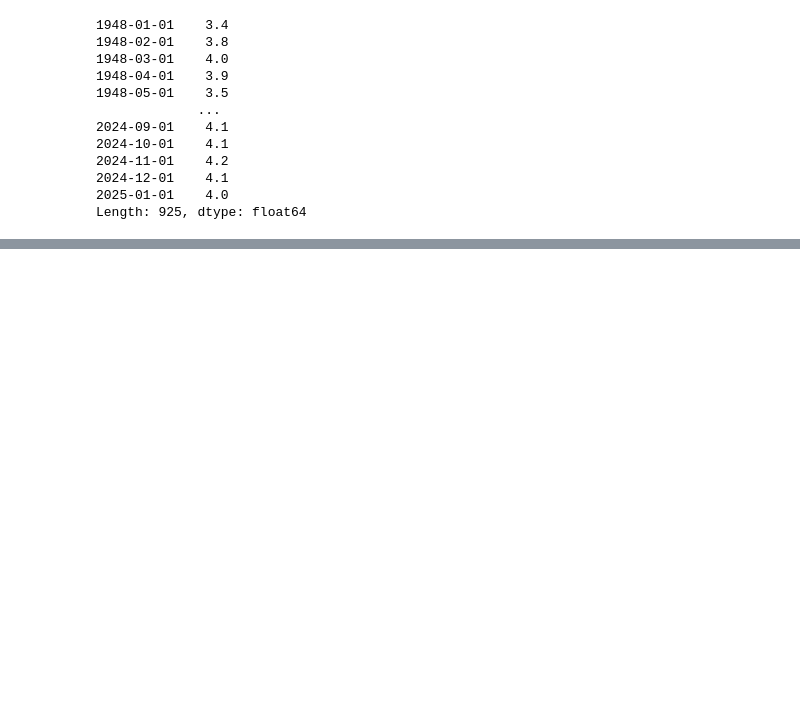
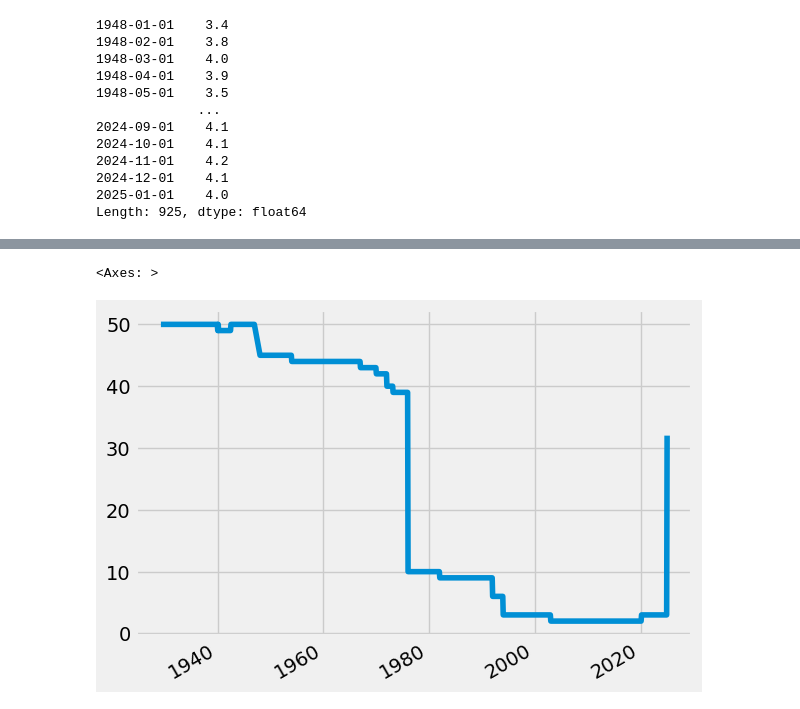
Before and after one commit to adisring/Economic-Data-With-Fred, a Jupyter notebook: EconomicAnalysis.ipynb, the cells around one changed output, grey strips where cells are left out. Saved outputs shown, nothing was run; the diff lists cells and outputs as text; code cells hidden in the pictures; blank space fills up the shorter version.

Commit message:
Improved dataframes added

```diff
--- a/EconomicAnalysis.ipynb
+++ b/EconomicAnalysis.ipynb
@@ -235,0 +266,11 @@ Length: 925, dtype: float64
+# %%
+# Making a list to store all the results in
+
+all_results = []
+
+for myid in unemp_df.index:
+    results = fred.get_series(myid)
+    results = results.to_frame(name=myid)
+    all_results.append(results)
+
+# all_results becomes a list of dataframes
@@ -235,0 +315,5 @@ Length: 925, dtype: float64
+# %%
+uemp_results = pd.concat(all_results, axis = 1)
+# %%
+# Dropping the first column because it is not a state-wide unemployment rate
+uemp_states = uemp_results.drop('UNRATE', axis = 1)
@@ -235,0 +352,5 @@ Length: 925, dtype: float64
+# %%
+uemp_states.isna().sum(axis = 1).plot()
+# %% [output]
+<Axes: >
+[figure, added]
```
Also changed, not shown: parts of 14 cells of this notebook.
